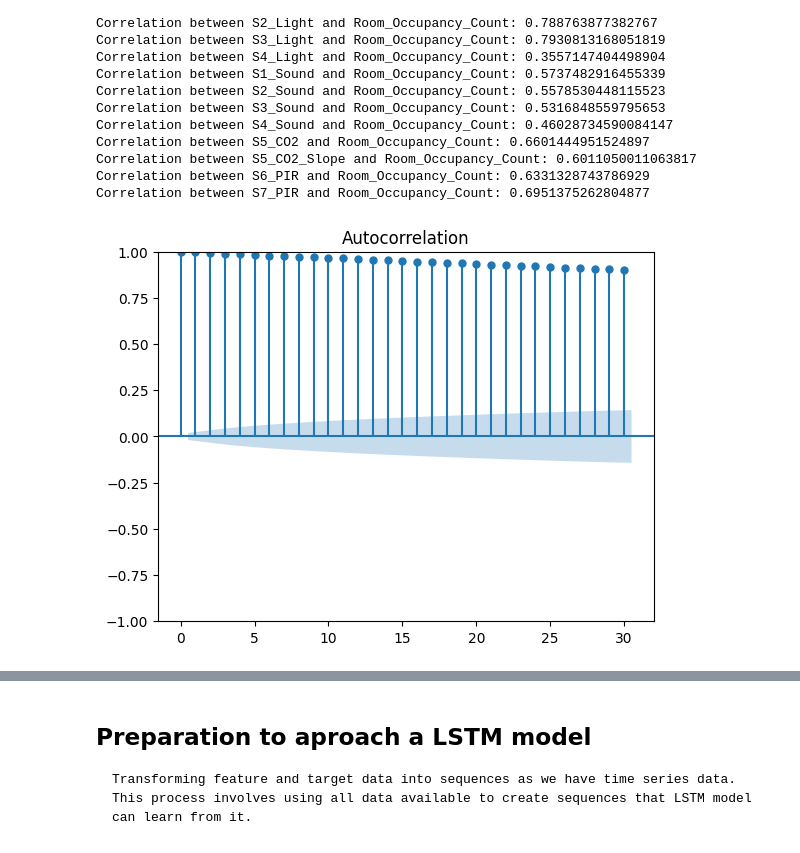
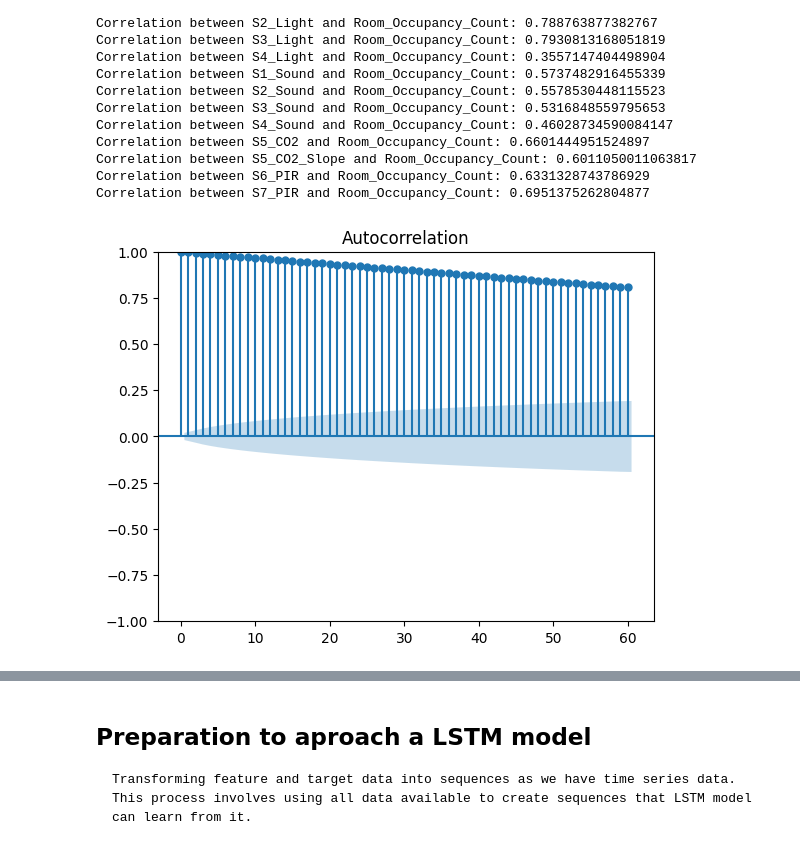
Before and after one commit to Lylkend-Albuquerque/CA1-2sem, a Jupyter notebook: CA1_2sem.ipynb, the cells around one changed output, grey strips where cells are left out. Cells and saved outputs as stored; diff of their text form; code cells hidden in the pictures.

Commit message:
Add files via upload
Final project, with alterations such as single feature on my features data set, improving number of layers in the model ...

```diff
--- a/CA1_2sem.ipynb
+++ b/CA1_2sem.ipynb
@@ -188,13 +180,12 @@ Correlation between S5_CO2_Slope and Room_Occupancy_Count: 0.6011050011063817
 Correlation between S6_PIR and Room_Occupancy_Count: 0.6331328743786929
 Correlation between S7_PIR and Room_Occupancy_Count: 0.6951375262804877
 # %%
-# To understand whcih steps would be better to the model with that data set.
-
+# This line should be run after the creation of data sets on next step
 from statsmodels.graphics.tsaplots import plot_acf
 import matplotlib.pyplot as plt
 
 # `pandas_target_df` is a Pandas df before normalization of target variable
-plot_acf(pandas_target_df, lags=30)
+plot_acf(pandas_target_df, lags=60)
 plt.show()
 # %% [output]
-[figure, old version]
+[figure, new version]
```
Also changed, not shown: parts of 28 cells of this notebook.
